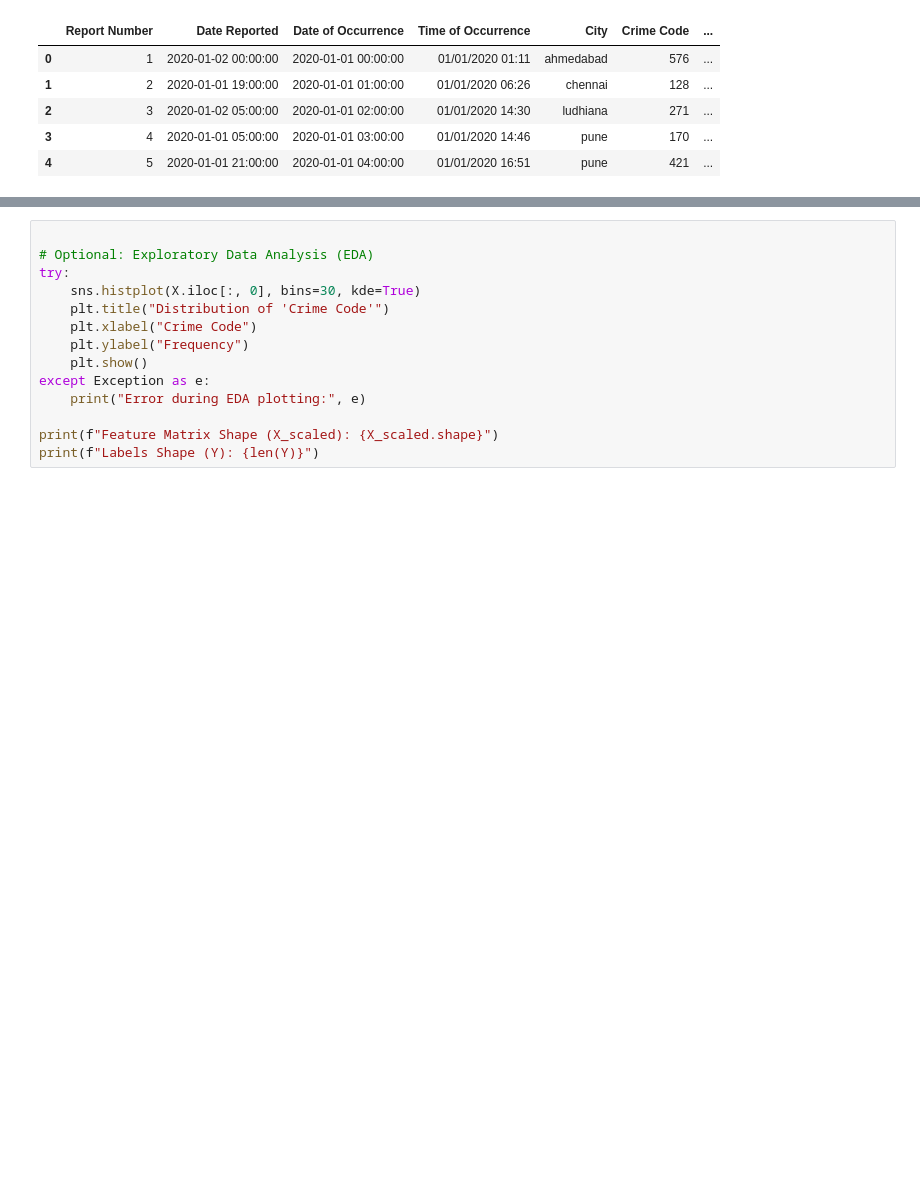
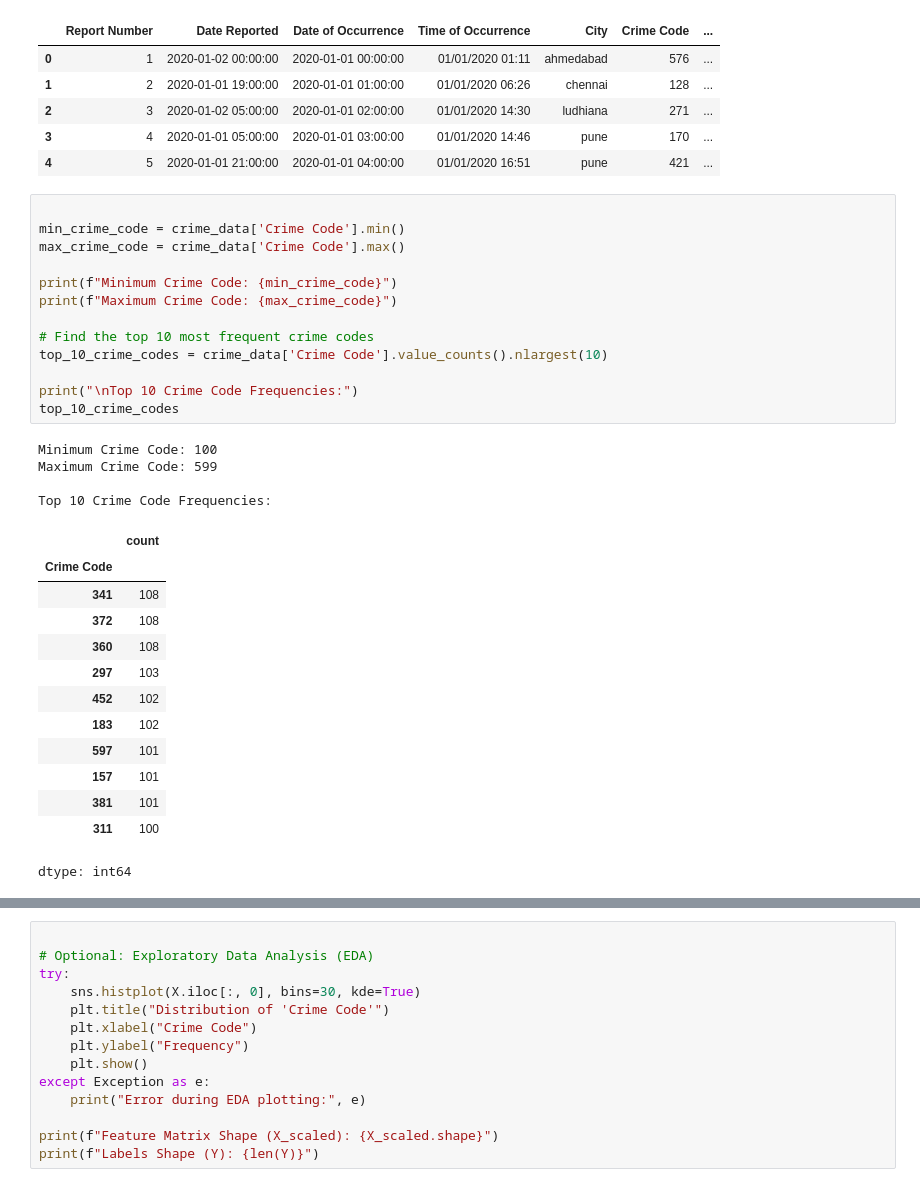
Before and after one commit to EricSiq/India_Missing_Persons_Analysis_2017-2022, a Jupyter notebook: UML_IndiaCrimeAnalysis.ipynb, the cells around one changed output, grey strips where cells are left out. Saved outputs shown, nothing was run; the diff lists cells and outputs as text; blank space fills up the shorter version.

```diff
--- a/UML_IndiaCrimeAnalysis.ipynb
+++ b/UML_IndiaCrimeAnalysis.ipynb
@@ -198,4 +228,35 @@ crime_data.head()
 | 2 | 3 | 2020-01-02 05:00:00 | 2020-01-01 02:00:00 | 01/01/2020 14:30 | ludhiana | 271 | ... |
 | 3 | 4 | 2020-01-01 05:00:00 | 2020-01-01 03:00:00 | 01/01/2020 14:46 | pune | 170 | ... |
 | 4 | 5 | 2020-01-01 21:00:00 | 2020-01-01 04:00:00 | 01/01/2020 16:51 | pune | 421 | ... |
+# %%
+
+min_crime_code = crime_data['Crime Code'].min()
+max_crime_code = crime_data['Crime Code'].max()
+
+print(f"Minimum Crime Code: {min_crime_code}")
+print(f"Maximum Crime Code: {max_crime_code}")
+
+# Find the top 10 most frequent crime codes
+top_10_crime_codes = crime_data['Crime Code'].value_counts().nlargest(10)
+
+print("\nTop 10 Crime Code Frequencies:")
+top_10_crime_codes
+# %% [output]
+Minimum Crime Code: 100
+Maximum Crime Code: 599
+
+Top 10 Crime Code Frequencies:
+|  | count |
+| Crime Code |  |
+| 341 | 108 |
+| 372 | 108 |
+| 360 | 108 |
+| 297 | 103 |
+| 452 | 102 |
+| 183 | 102 |
+| 597 | 101 |
+| 157 | 101 |
+| 381 | 101 |
+| 311 | 100 |
+dtype: int64
 # %%
```
Also changed, not shown: parts of 3 cells of this notebook.
